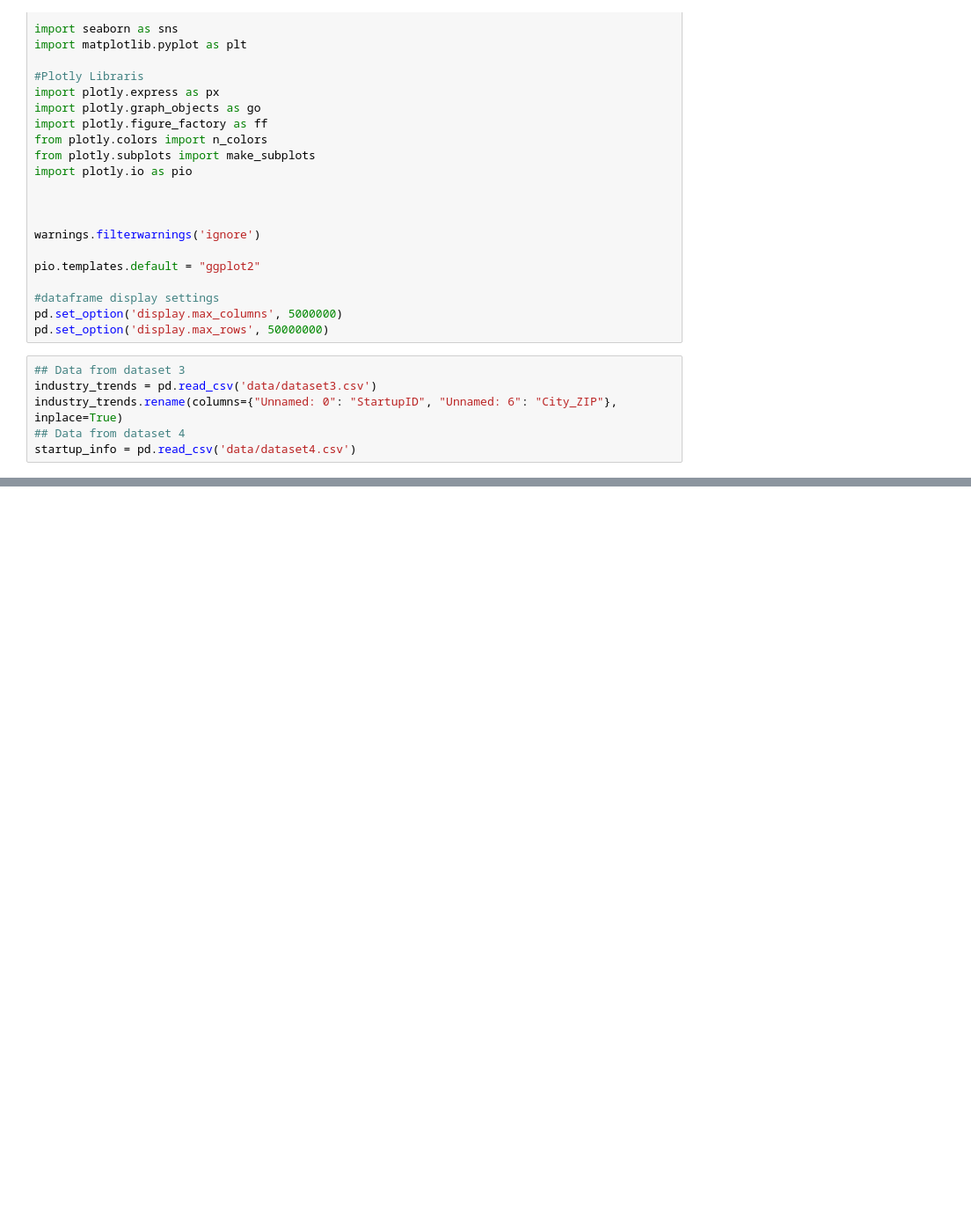
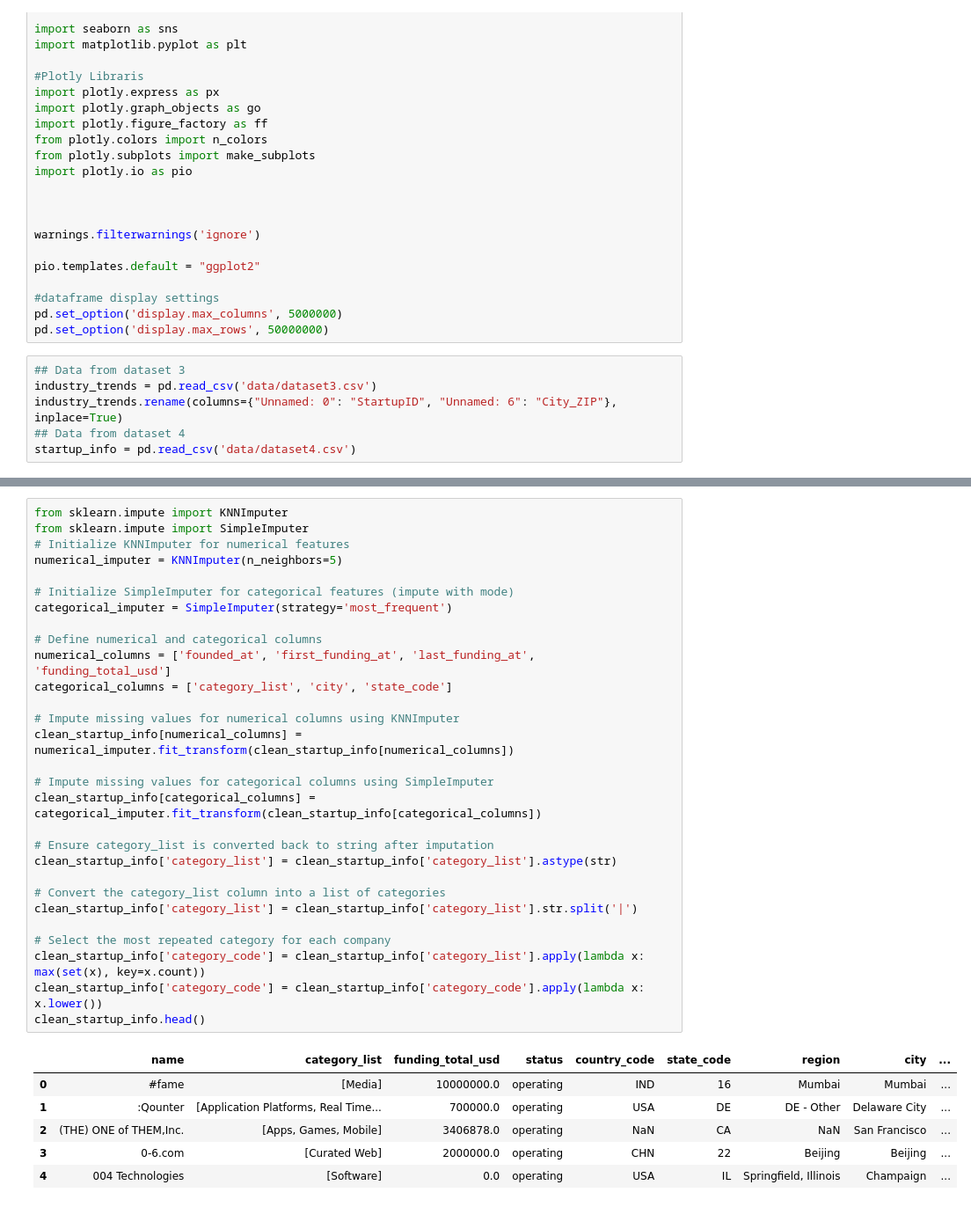
Before and after one commit to MarcLlopart/VC-Investments-Analysis, a Jupyter notebook: 1_1_correlations.ipynb, the cells around one changed output, grey strips where cells are left out. Shown at 88% size. Cells and saved outputs as stored; diff of their text form; blank space fills up the shorter version.

```diff
--- a/1_1_correlations.ipynb
+++ b/1_1_correlations.ipynb
@@ -102,0 +78,36 @@ NameError: name 'correlation_matrix' is not defined
+# %%
+from sklearn.impute import KNNImputer
+from sklearn.impute import SimpleImputer
+# Initialize KNNImputer for numerical features
+numerical_imputer = KNNImputer(n_neighbors=5)
+
+# Initialize SimpleImputer for categorical features (impute with mode)
+categorical_imputer = SimpleImputer(strategy='most_frequent')
+
+# Define numerical and categorical columns
+numerical_columns = ['founded_at', 'first_funding_at', 'last_funding_at', 'funding_total_usd']
+categorical_columns = ['category_list', 'city', 'state_code']
+
+# Impute missing values for numerical columns using KNNImputer
+clean_startup_info[numerical_columns] = numerical_imputer.fit_transform(clean_startup_info[numerical_columns])
+
+# Impute missing values for categorical columns using SimpleImputer
+clean_startup_info[categorical_columns] = categorical_imputer.fit_transform(clean_startup_info[categorical_columns])
+
+# Ensure category_list is converted back to string after imputation
+clean_startup_info['category_list'] = clean_startup_info['category_list'].astype(str)
+
+# Convert the category_list column into a list of categories
+clean_startup_info['category_list'] = clean_startup_info['category_list'].str.split('|')
+
+# Select the most repeated category for each company
+clean_startup_info['category_code'] = clean_startup_info['category_list'].apply(lambda x: max(set(x), key=x.count))
+clean_startup_info['category_code'] = clean_startup_info['category_code'].apply(lambda x: x.lower())
+clean_startup_info.head()
+# %% [output]
+|  | name | category_list | funding_total_usd | status | country_code | state_code | region | city | ... |
+| 0 | #fame | [Media] | 10000000.0 | operating | IND | 16 | Mumbai | Mumbai | ... |
+| 1 | :Qounter | [Application Platforms, Real Time... | 700000.0 | operating | USA | DE | DE - Other | Delaware City | ... |
+| 2 | (THE) ONE of THEM,Inc. | [Apps, Games, Mobile] | 3406878.0 | operating | NaN | CA | NaN | San Francisco | ... |
+| 3 | 0-6.com | [Curated Web] | 2000000.0 | operating | CHN | 22 | Beijing | Beijing | ... |
+| 4 | 004 Technologies | [Software] | 0.0 | operating | USA | IL | Springfield, Illinois | Champaign | ... |
```
Also changed, not shown: parts of 11 cells of this notebook, 2 other files.
